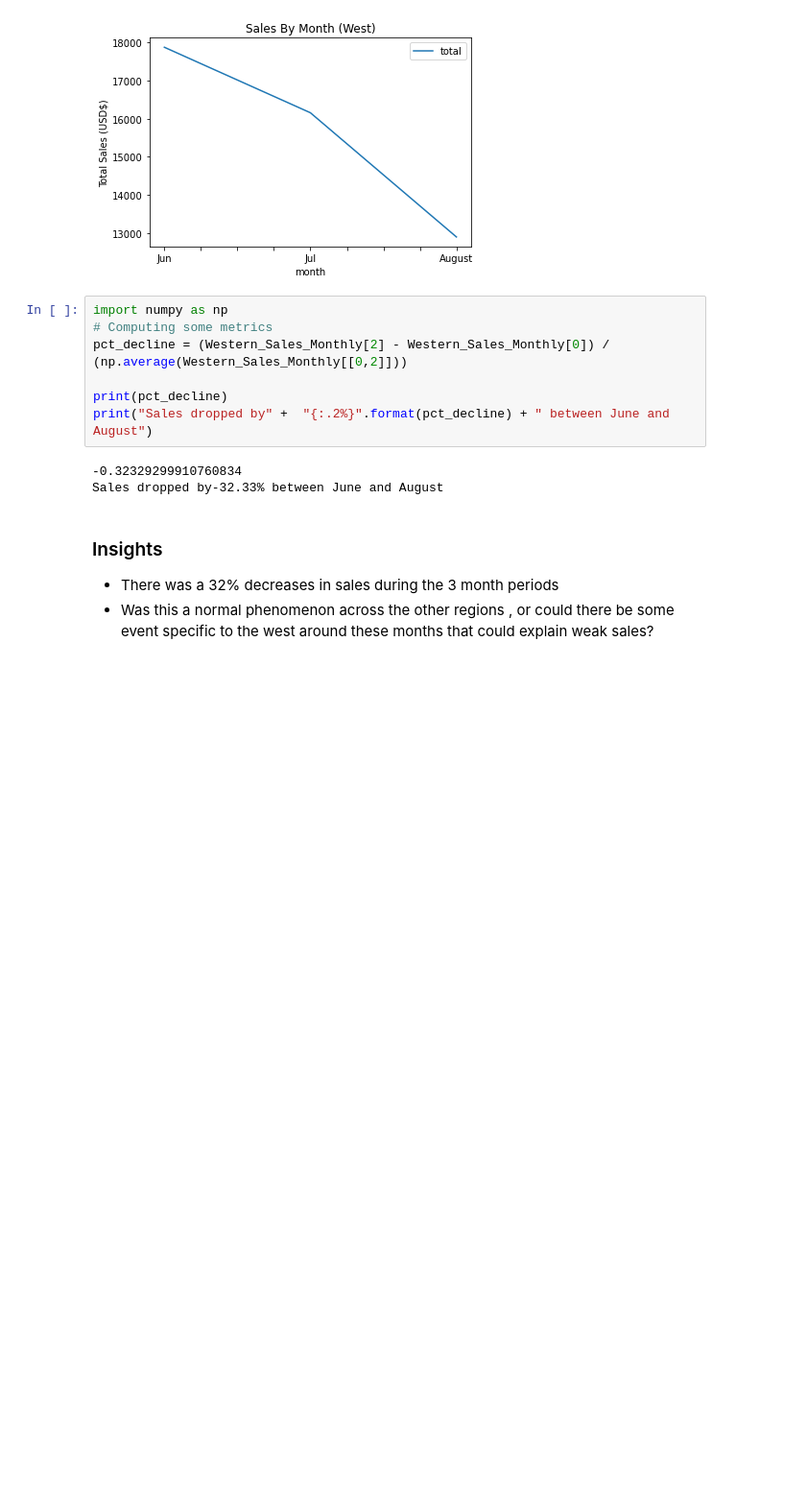
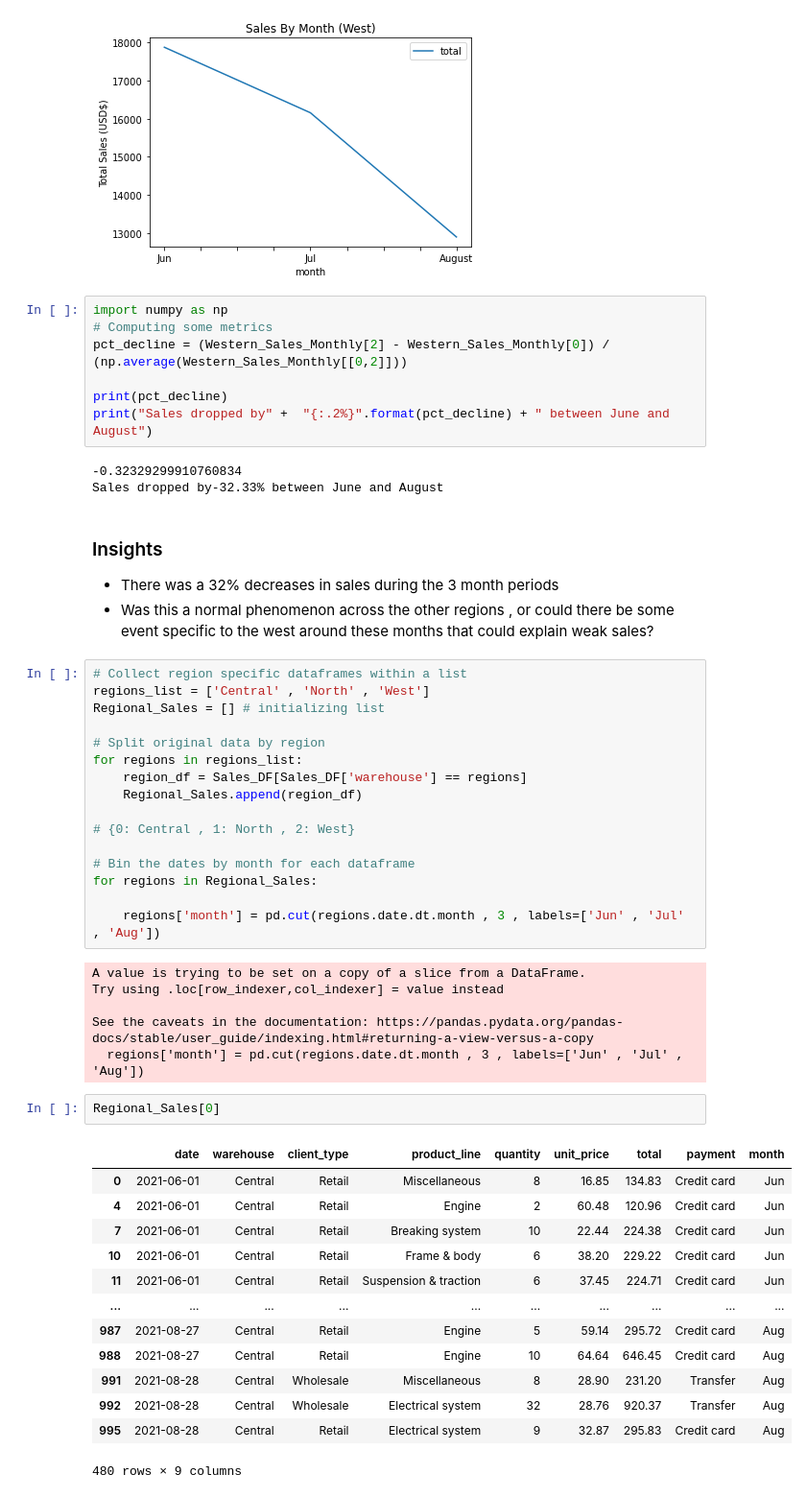
Before and after one commit to awesomepack/Reporting_on_Sales_Data, a Jupyter notebook: Analysis.ipynb, the cells around one changed output. Shown: that part at 96% size. Cells and saved outputs as stored; diff of their text form; blank space fills up the shorter version.

```diff
--- a/Analysis.ipynb
+++ b/Analysis.ipynb
@@ -170,3 +170,41 @@ Sales dropped by-32.33% between June and August
 ### Insights
 * There was a 32% decreases in sales during the 3 month periods
 * Was this a normal phenomenon across the other regions , or could there be some event specific to the west around these months that could explain weak sales?
+# %%
+# Collect region specific dataframes within a list
+regions_list = ['Central' , 'North' , 'West']
+Regional_Sales = [] # initializing list
+
+# Split original data by region
+for regions in regions_list:
+    region_df = Sales_DF[Sales_DF['warehouse'] == regions]
+    Regional_Sales.append(region_df)
+
+# {0: Central , 1: North , 2: West}
+
+# Bin the dates by month for each dataframe
+for regions in Regional_Sales:
+
+    regions['month'] = pd.cut(regions.date.dt.month , 3 , labels=['Jun' , 'Jul' , 'Aug'])
+# %% [output]
+A value is trying to be set on a copy of a slice from a DataFrame.
+Try using .loc[row_indexer,col_indexer] = value instead
+
+See the caveats in the documentation: https://pandas.pydata.org/pandas-docs/stable/user_guide/indexing.html#returning-a-view-versus-a-copy
+  regions['month'] = pd.cut(regions.date.dt.month , 3 , labels=['Jun' , 'Jul' , 'Aug'])
+# %%
+Regional_Sales[0]
+# %% [output]
+|  | date | warehouse | client_type | product_line | quantity | unit_price | total | payment | month |
+| 0 | 2021-06-01 | Central | Retail | Miscellaneous | 8 | 16.85 | 134.83 | Credit card | Jun |
+| 4 | 2021-06-01 | Central | Retail | Engine | 2 | 60.48 | 120.96 | Credit card | Jun |
+| 7 | 2021-06-01 | Central | Retail | Breaking system | 10 | 22.44 | 224.38 | Credit card | Jun |
+| 10 | 2021-06-01 | Central | Retail | Frame & body | 6 | 38.20 | 229.22 | Credit card | Jun |
+| 11 | 2021-06-01 | Central | Retail | Suspension & traction | 6 | 37.45 | 224.71 | Credit card | Jun |
+| ... | ... | ... | ... | ... | ... | ... | ... | ... | ... |
+| 987 | 2021-08-27 | Central | Retail | Engine | 5 | 59.14 | 295.72 | Credit card | Aug |
+| 988 | 2021-08-27 | Central | Retail | Engine | 10 | 64.64 | 646.45 | Credit card | Aug |
+| 991 | 2021-08-28 | Central | Wholesale | Miscellaneous | 8 | 28.90 | 231.20 | Transfer | Aug |
+| 992 | 2021-08-28 | Central | Wholesale | Electrical system | 32 | 28.76 | 920.37 | Transfer | Aug |
+| 995 | 2021-08-28 | Central | Retail | Electrical system | 9 | 32.87 | 295.83 | Credit card | Aug |
+480 rows × 9 columns
```
